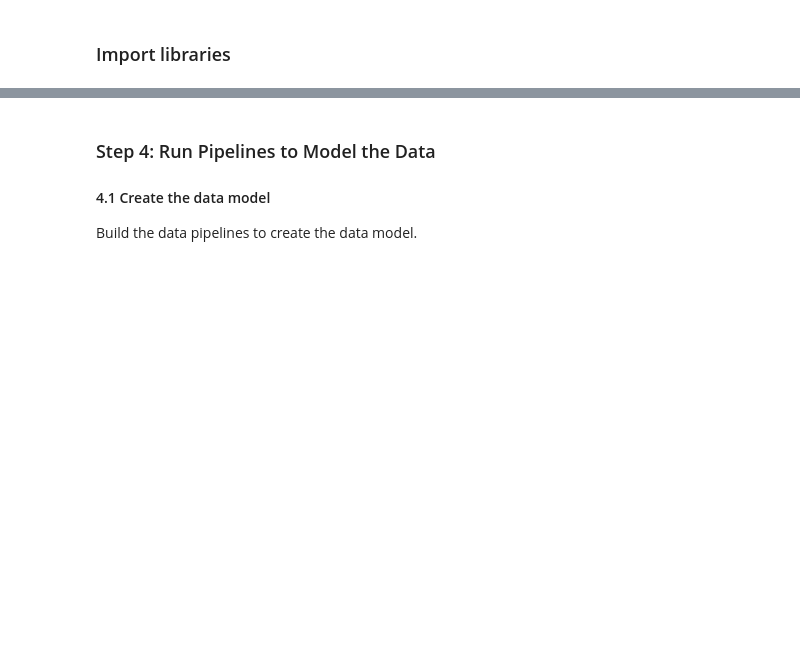
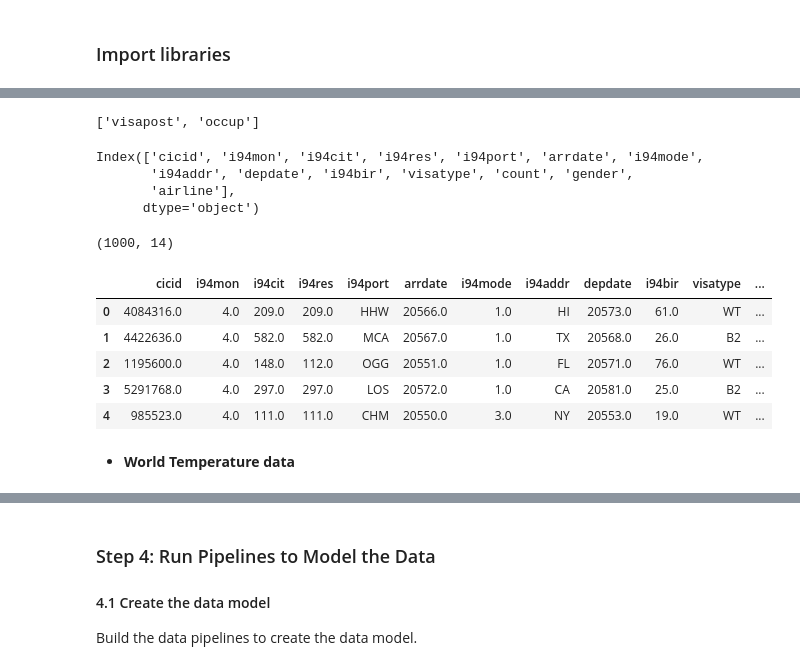
Before and after one commit to JcFreya/UD-DE-proj6-Capstone-Project, a Jupyter notebook: capstone-project.ipynb, the cells around one changed output, grey strips where cells are left out. Drawn from its saved outputs; the diff is of its cells as text; code cells hidden in the pictures; blank space fills up the shorter version.

```diff
--- a/capstone-project.ipynb
+++ b/capstone-project.ipynb
@@ -143,0 +232,4 @@ List the steps necessary to pipeline the data into the chosen data model
+# %%
+# check missing values
+df_immigration_missing = df_immigration_selected.isnull().sum()/df_immigration_selected.shape[0]
+df_immigration_missing
@@ -143,0 +254,40 @@ List the steps necessary to pipeline the data into the chosen data model
+# %%
+# get columns to drop which have missing values over 50%
+drop_cols = list(df_immigration_missing[df_immigration_missing>0.5].index.values)
+drop_cols
+# %% [output]
+['visapost', 'occup']
+# %%
+# drop the columns which have missing data > 50% since it won't be helpful for analysis
+df_immigration_cols_dropped = df_immigration_selected.drop(drop_cols, axis=1)
+# %%
+# check column names left
+df_immigration_cols_dropped.columns
+# %% [output]
+Index(['cicid', 'i94mon', 'i94cit', 'i94res', 'i94port', 'arrdate', 'i94mode',
+       'i94addr', 'depdate', 'i94bir', 'visatype', 'count', 'gender',
+       'airline'],
+      dtype='object')
+# %%
+# drop duplicates if exists
+df_immigration_dropped = df_immigration_cols_dropped.drop_duplicates()
+
+# drop rows which have missing value in all columns
+df_immigration_dropped = df_immigration_dropped.dropna(how='all')
+
+# check shape of processed dataframe
+df_immigration_dropped.shape
+# %% [output]
+(1000, 14)
+# %%
+# quick view on processed data
+df_immigration_dropped.head()
+# %% [output]
+|  | cicid | i94mon | i94cit | i94res | i94port | arrdate | i94mode | i94addr | depdate | i94bir | visatype | ... |
+| 0 | 4084316.0 | 4.0 | 209.0 | 209.0 | HHW | 20566.0 | 1.0 | HI | 20573.0 | 61.0 | WT | ... |
+| 1 | 4422636.0 | 4.0 | 582.0 | 582.0 | MCA | 20567.0 | 1.0 | TX | 20568.0 | 26.0 | B2 | ... |
+| 2 | 1195600.0 | 4.0 | 148.0 | 112.0 | OGG | 20551.0 | 1.0 | FL | 20571.0 | 76.0 | WT | ... |
+| 3 | 5291768.0 | 4.0 | 297.0 | 297.0 | LOS | 20572.0 | 1.0 | CA | 20581.0 | 25.0 | B2 | ... |
+| 4 | 985523.0 | 4.0 | 111.0 | 111.0 | CHM | 20550.0 | 3.0 | NY | 20553.0 | 19.0 | WT | ... |
+# %% [markdown]
+- __World Temperature data__
```
Also changed, not shown: parts of 94 cells of this notebook, 3 other files.
